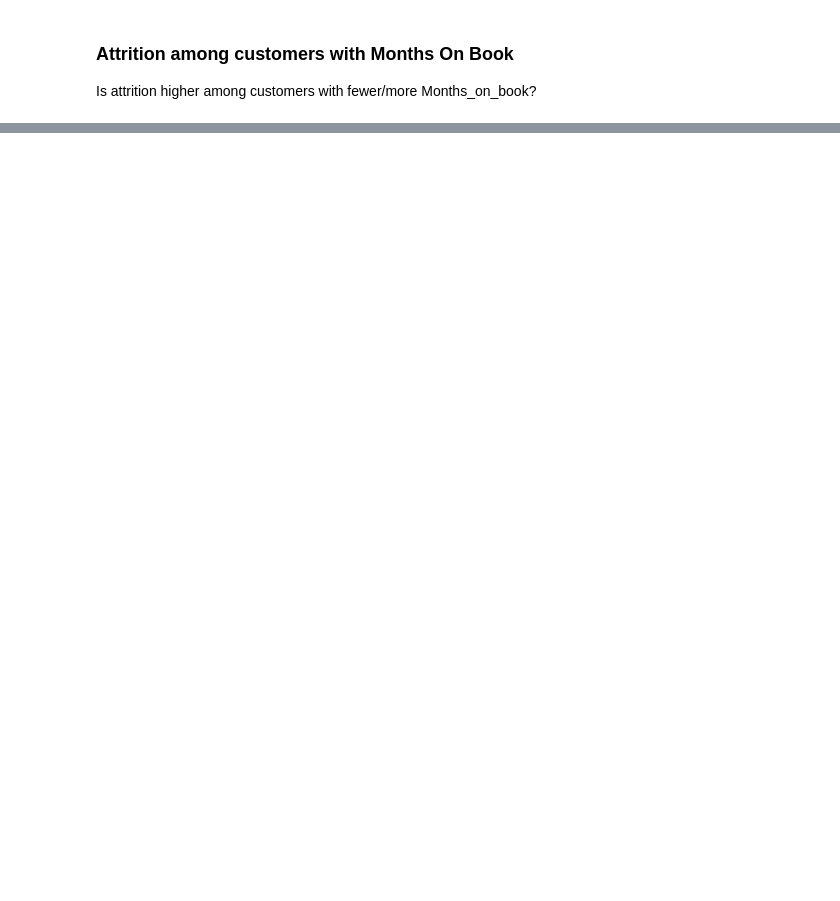
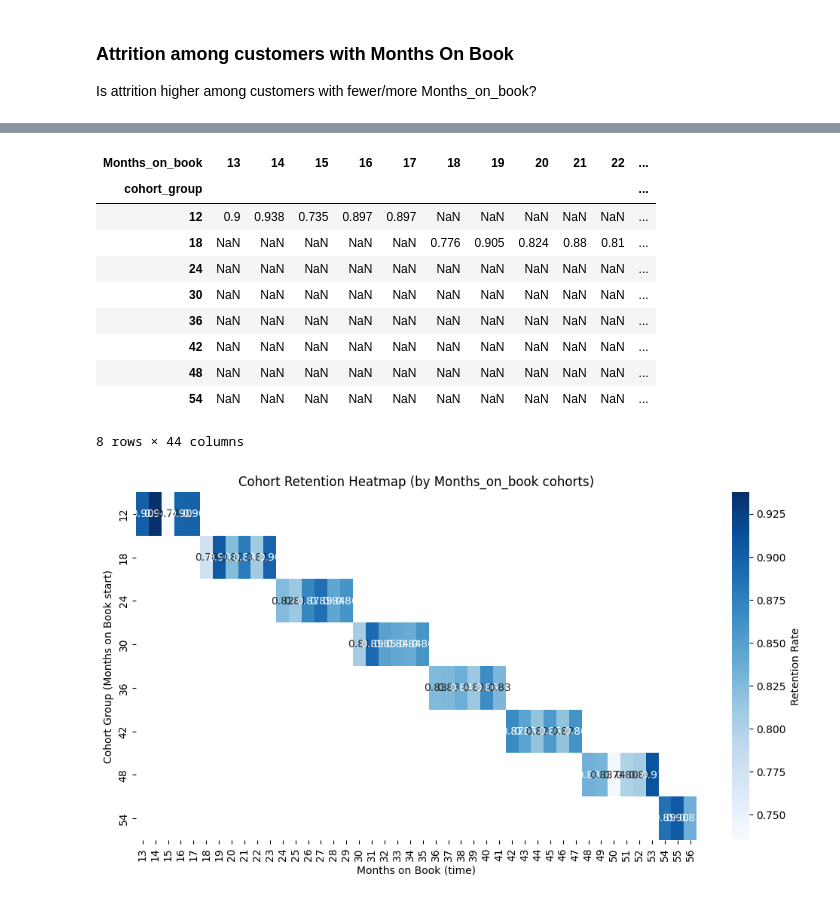
Before and after one commit to dwest922/credit_card_project, a Jupyter notebook: credit-card-churn-analytics.ipynb, the cells around one changed output, grey strips where cells are left out. Saved outputs shown, nothing was run; the diff lists cells and outputs as text; code cells hidden in the pictures; blank space fills up the shorter version.

```diff
--- a/credit-card-churn-analytics.ipynb
+++ b/credit-card-churn-analytics.ipynb
@@ -267,0 +307,49 @@ plt.show()
+# %%
+# Cohort retention table and heatmap using `Months_on_book` as cohort/time axis
+
+# prepare a working copy
+df_cohort = df.copy()
+
+# create 6-month cohort buckets (0-5,6-11,...)
+df_cohort['cohort_group'] = (df_cohort['Months_on_book'] // 6) * 6
+# mark retained customers (adjust string to match your dataset values)
+retained_label = 'Existing Customer'
+df_cohort['is_retained'] = np.where(df_cohort['Attrition_Flag'] == retained_label, 1, 0)
+
+# compute retention rate per cohort by Months_on_book
+retention = (
+    df_cohort
+    .groupby(['cohort_group', 'Months_on_book'])['is_retained']
+    .mean()
+    .reset_index()
+)
+
+# pivot to table: rows = cohort_group, cols = Months_on_book
+retention_pivot = retention.pivot(index='cohort_group', columns='Months_on_book', values='is_retained')
+
+# sort columns for display
+retention_pivot = retention_pivot.reindex(sorted(retention_pivot.columns), axis=1)
+
+# display the retention table (rounded)
+display(retention_pivot.round(3))
+
+# plot heatmap (mask NaNs)
+plt.figure(figsize=(12, 6))
+sns.heatmap(retention_pivot, annot=True, fmt='.2f', cmap='Blues', cbar_kws={'label': 'Retention Rate'})
+plt.title('Cohort Retention Heatmap (by Months_on_book cohorts)')
+plt.xlabel('Months on Book (time)')
+plt.ylabel('Cohort Group (Months on Book start)')
+plt.show()
+# %% [output]
+| Months_on_book | 13 | 14 | 15 | 16 | 17 | 18 | 19 | 20 | 21 | 22 | ... |
+| cohort_group |  |  |  |  |  |  |  |  |  |  | ... |
+| 12 | 0.9 | 0.938 | 0.735 | 0.897 | 0.897 | NaN | NaN | NaN | NaN | NaN | ... |
+| 18 | NaN | NaN | NaN | NaN | NaN | 0.776 | 0.905 | 0.824 | 0.88 | 0.81 | ... |
+| 24 | NaN | NaN | NaN | NaN | NaN | NaN | NaN | NaN | NaN | NaN | ... |
+| 30 | NaN | NaN | NaN | NaN | NaN | NaN | NaN | NaN | NaN | NaN | ... |
+| 36 | NaN | NaN | NaN | NaN | NaN | NaN | NaN | NaN | NaN | NaN | ... |
+| 42 | NaN | NaN | NaN | NaN | NaN | NaN | NaN | NaN | NaN | NaN | ... |
+| 48 | NaN | NaN | NaN | NaN | NaN | NaN | NaN | NaN | NaN | NaN | ... |
+| 54 | NaN | NaN | NaN | NaN | NaN | NaN | NaN | NaN | NaN | NaN | ... |
+8 rows × 44 columns
+[figure, added]
```
Also changed, not shown: parts of 11 cells of this notebook.
